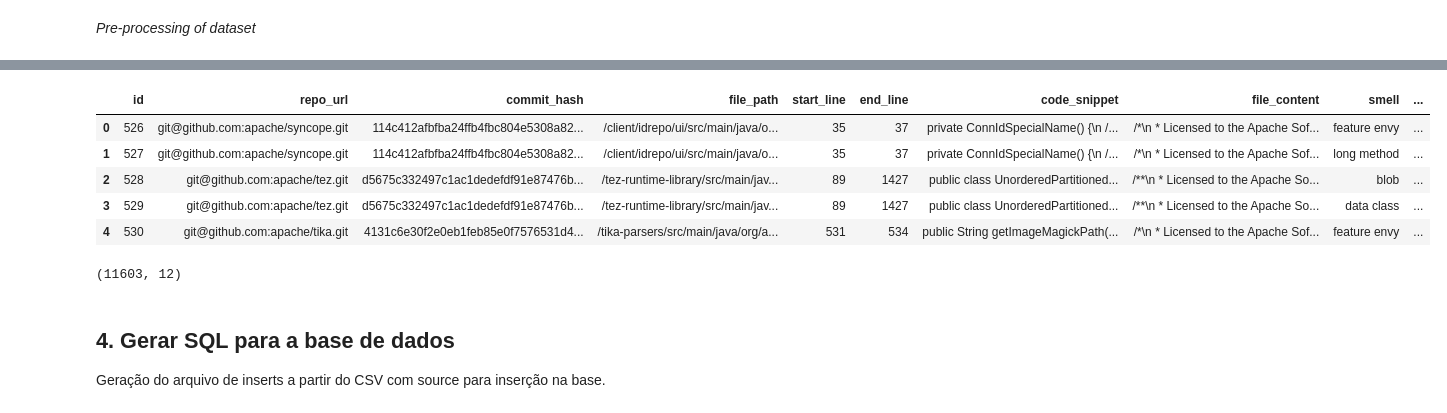
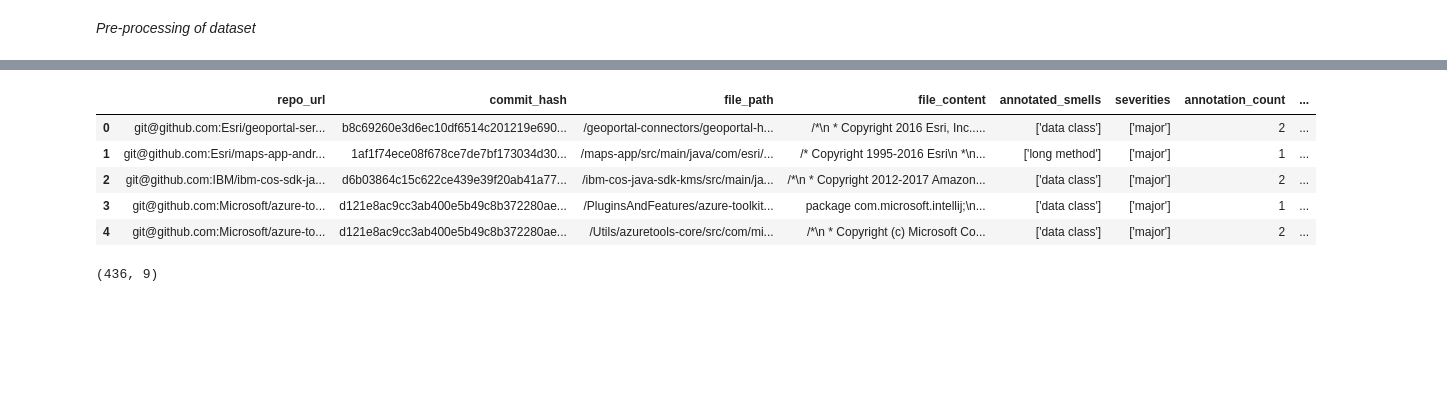
Before and after one commit to marcelovitorino/llm-code-review-on-smells, a Jupyter notebook: start_here/notebooks/process_dataset_mlcq.ipynb, the cells around one changed output, grey strips where cells are left out. Drawn from its saved outputs; the diff is of its cells as text; code cells hidden in the pictures; blank space fills up the shorter version.

Commit message:
chore(datasets,db): expand datasets, update migrations/experiment log, bump requirements

```diff
--- a/start_here/notebooks/process_dataset_mlcq.ipynb
+++ b/start_here/notebooks/process_dataset_mlcq.ipynb
@@ -70,18 +96,14 @@ Após a coleta, o CSV gerado contém os snippets e o conteúdo completo do arqui
 # %%
-with_source = pd.read_csv(BASE / "mlcq_enriched_dataset.csv")
-with_source.head()
+files = pd.read_csv(BASE / "mlcq_files.csv", sep=";")
+files.head()
 # %% [output]
-|  | id | repo_url | commit_hash | file_path | start_line | end_line | code_snippet | file_content | smell | ... |
-| 0 | 526 | git@github.com:apache/syncope.git | 114c412afbfba24ffb4fbc804e5308a82... | /client/idrepo/ui/src/main/java/o... | 35 | 37 | private ConnIdSpecialName() {\n /... | /*\n * Licensed to the Apache Sof... | feature envy | ... |
-| 1 | 527 | git@github.com:apache/syncope.git | 114c412afbfba24ffb4fbc804e5308a82... | /client/idrepo/ui/src/main/java/o... | 35 | 37 | private ConnIdSpecialName() {\n /... | /*\n * Licensed to the Apache Sof... | long method | ... |
-| 2 | 528 | git@github.com:apache/tez.git | d5675c332497c1ac1dedefdf91e87476b... | /tez-runtime-library/src/main/jav... | 89 | 1427 | public class UnorderedPartitioned... | /**\n * Licensed to the Apache So... | blob | ... |
-| 3 | 529 | git@github.com:apache/tez.git | d5675c332497c1ac1dedefdf91e87476b... | /tez-runtime-library/src/main/jav... | 89 | 1427 | public class UnorderedPartitioned... | /**\n * Licensed to the Apache So... | data class | ... |
-| 4 | 530 | git@github.com:apache/tika.git | 4131c6e30f2e0eb1feb85e0f7576531d4... | /tika-parsers/src/main/java/org/a... | 531 | 534 | public String getImageMagickPath(... | /*\n * Licensed to the Apache Sof... | feature envy | ... |
+|  | repo_url | commit_hash | file_path | file_content | annotated_smells | severities | annotation_count | ... |
+| 0 | git@github.com:Esri/geoportal-ser... | b8c69260e3d6ec10df6514c201219e690... | /geoportal-connectors/geoportal-h... | /*\n * Copyright 2016 Esri, Inc..... | ['data class'] | ['major'] | 2 | ... |
+| 1 | git@github.com:Esri/maps-app-andr... | 1af1f74ece08f678ce7de7bf173034d30... | /maps-app/src/main/java/com/esri/... | /* Copyright 1995-2016 Esri\n *\n... | ['long method'] | ['major'] | 1 | ... |
+| 2 | git@github.com:IBM/ibm-cos-sdk-ja... | d6b03864c15c622ce439e39f20ab41a77... | /ibm-cos-java-sdk-kms/src/main/ja... | /*\n * Copyright 2012-2017 Amazon... | ['data class'] | ['major'] | 2 | ... |
+| 3 | git@github.com:Microsoft/azure-to... | d121e8ac9cc3ab400e5b49c8b372280ae... | /PluginsAndFeatures/azure-toolkit... | package com.microsoft.intellij;\n... | ['data class'] | ['major'] | 1 | ... |
+| 4 | git@github.com:Microsoft/azure-to... | d121e8ac9cc3ab400e5b49c8b372280ae... | /Utils/azuretools-core/src/com/mi... | /*\n * Copyright (c) Microsoft Co... | ['data class'] | ['major'] | 2 | ... |
 # %%
-with_source.shape
+files.shape
 # %% [output]
-(11603, 12)
+(436, 9)
-# %% [markdown]
-## 4. Gerar SQL para a base de dados
-
-Geração do arquivo de inserts a partir do CSV com source para inserção na base.
```
Also changed, not shown: parts of 17 cells of this notebook, 12 other files.
